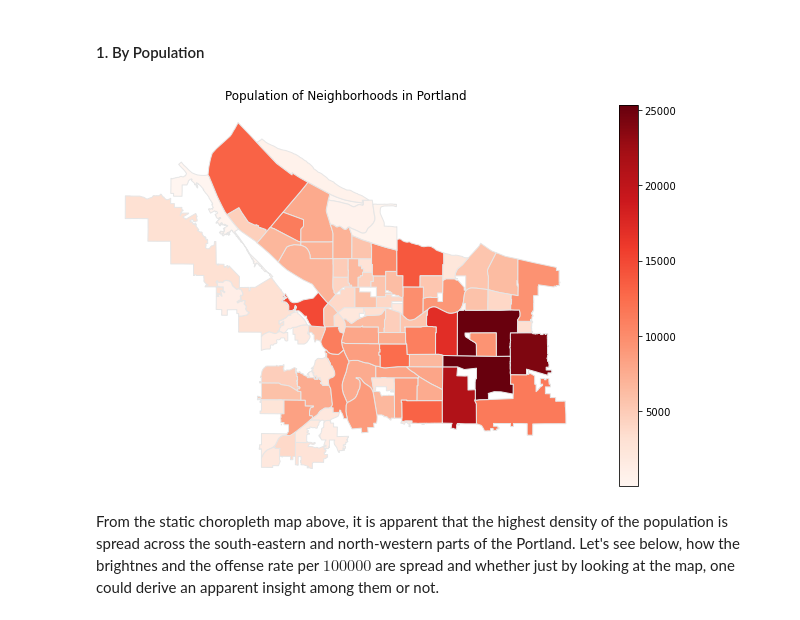
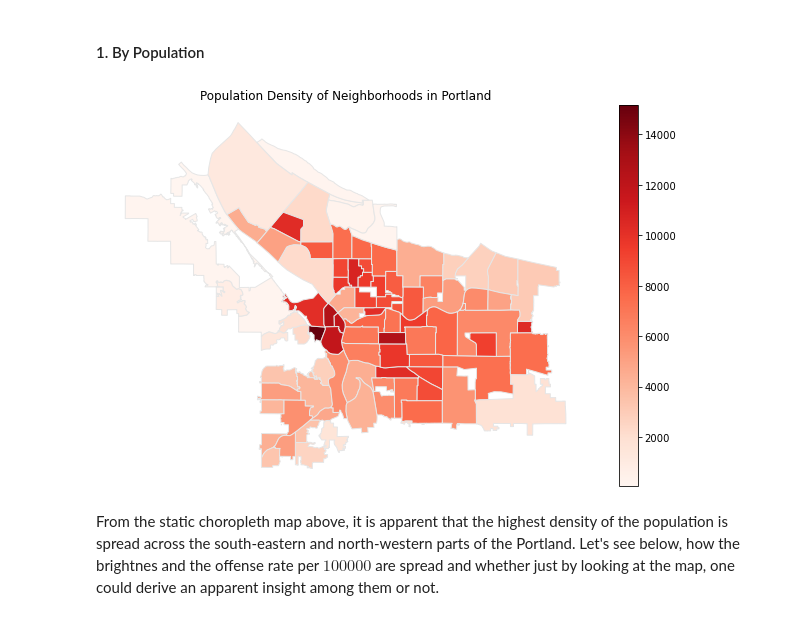
Before and after one commit to Abraham-newbie/Predicting_Crime_From_Space, a Jupyter notebook: project_sv.ipynb, the cells around one changed output. Saved outputs shown, nothing was run; the diff lists cells and outputs as text; code cells hidden in the pictures.

```diff
--- a/project_sv.ipynb
+++ b/project_sv.ipynb
@@ -245,10 +308,10 @@ sliced_shapefile = shapefile_portland[["Matched_Names", "geometry"]].dropna()
 # %% [markdown]
 #### 1. By Population
 # %%
-#maps.choropleth_by_pop(df_pop= df_with_controls, df_shapefile = sliced_shapefile, by = "static")
-Image(filename='Figures/Population_static.png')
+maps.choropleth_by_pop(df_pop= df_with_controls, df_shapefile = sliced_shapefile, by = "interactive")
+Image(filename='Figures/pop_density_static.png')
 # %% [output]
-[figure, old version]
+[figure, new version]
 # %% [markdown]
 From the static choropleth map above, it is apparent that the highest density of the population is spread across the south-eastern and north-western parts of the Portland. Let's see below, how the brightnes and the offense rate per $100000$ are spread and whether just by looking at the map, one could derive an apparent insight among them or not.
 # %%
```
Also changed, not shown: parts of 23 cells of this notebook.
